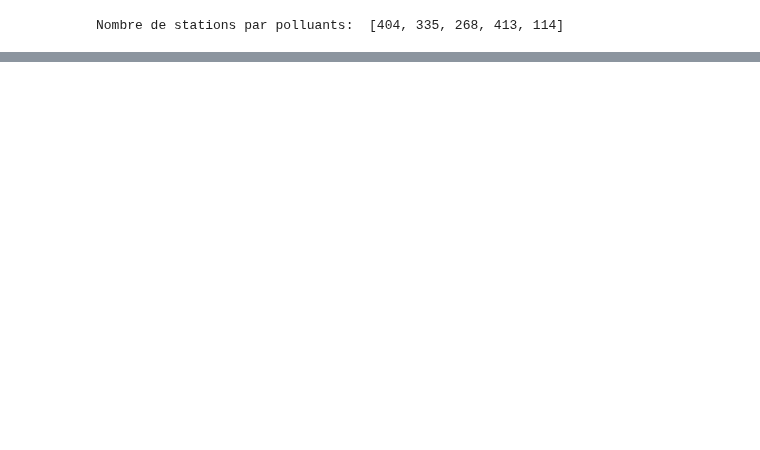
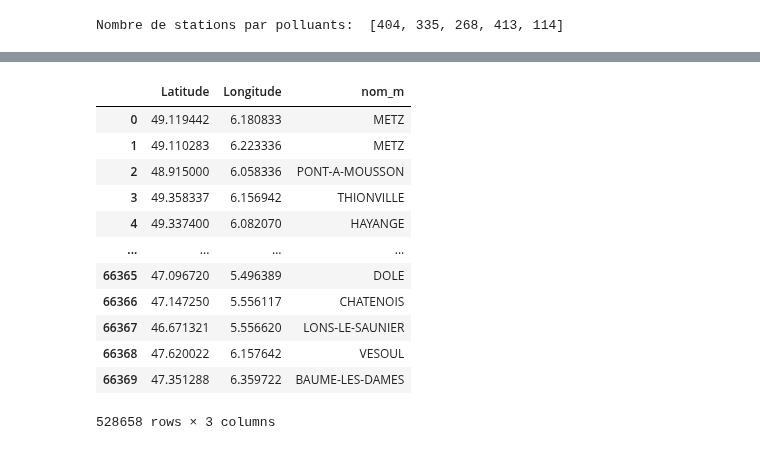
Before and after one commit to Antoine-Merienne/Projet-data-science-Mornand-Merienne, a Jupyter notebook: notebook_projet.ipynb, the cells around one changed output, grey strips where cells are left out. Cells and saved outputs as stored; diff of their text form; code cells hidden in the pictures; blank space fills up the shorter version.

```diff
--- a/notebook_projet.ipynb
+++ b/notebook_projet.ipynb
@@ -570,0 +605,30 @@ carte_stations(4)[0]
+# %%
+
+
+#Pour rappel, on a tous les df dans la liste all_combined_df
+result = []
+
+for indice_polluant in range(5):
+    gdf = gpd.GeoDataFrame(all_combined_df[indice_polluant], geometry=gpd.points_from_xy(all_combined_df[indice_polluant].Longitude, all_combined_df[indice_polluant].Latitude)).set_crs('EPSG:4326') #EPSG:4326 est le CRS correspondant aux longitudes-latitudes
+    mapcom = mapcom.to_crs(gdf.crs) #On projette les données dans le même CRS
+    result.append(gpd.sjoin(gdf, mapcom, how="left", predicate="within")) #Jonction spatiale
+
+
+#print(result[['latitude', 'longitude', 'NOM_COMMUNE']])  # 'NOM_COMMUNE' : colonne avec le nom de la commune
+# %%
+#On viérifie que tout fonctionne correctement ('nom' pour le nom des communes en minuscule et 'nom_m' en majuscule)
+result[3][['Latitude','Longitude','nom_m']]
+# %% [output]
+|  | Latitude | Longitude | nom_m |
+| 0 | 49.119442 | 6.180833 | METZ |
+| 1 | 49.110283 | 6.223336 | METZ |
+| 2 | 48.915000 | 6.058336 | PONT-A-MOUSSON |
+| 3 | 49.358337 | 6.156942 | THIONVILLE |
+| 4 | 49.337400 | 6.082070 | HAYANGE |
+| ... | ... | ... | ... |
+| 66365 | 47.096720 | 5.496389 | DOLE |
+| 66366 | 47.147250 | 5.556117 | CHATENOIS |
+| 66367 | 46.671321 | 5.556620 | LONS-LE-SAUNIER |
+| 66368 | 47.620022 | 6.157642 | VESOUL |
+| 66369 | 47.351288 | 6.359722 | BAUME-LES-DAMES |
+528658 rows × 3 columns
```
Also changed, not shown: parts of 4 cells of this notebook, 1 other file.
